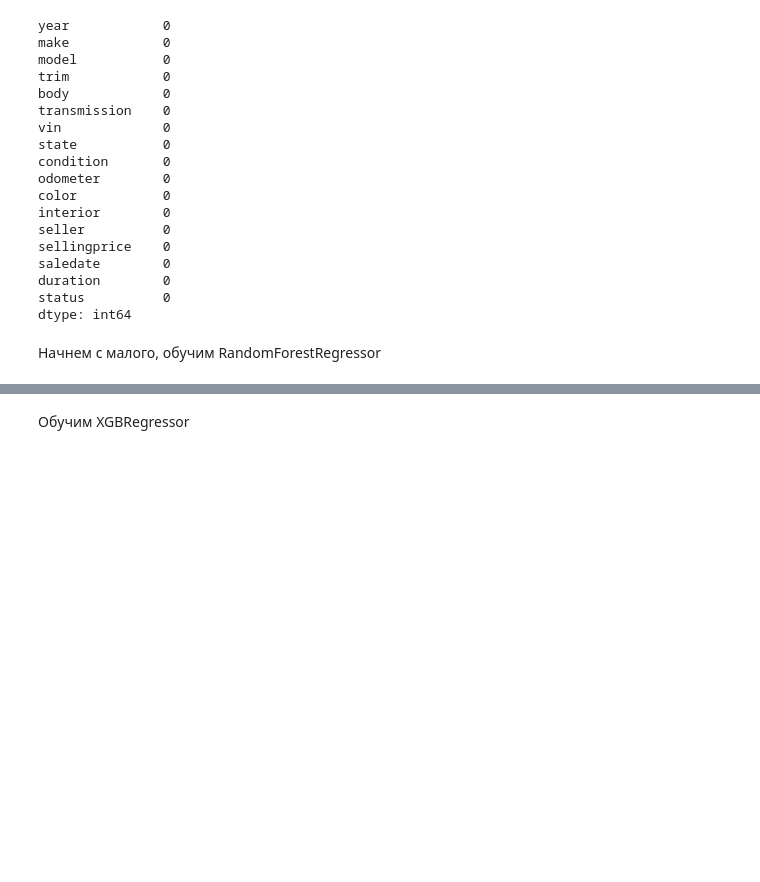
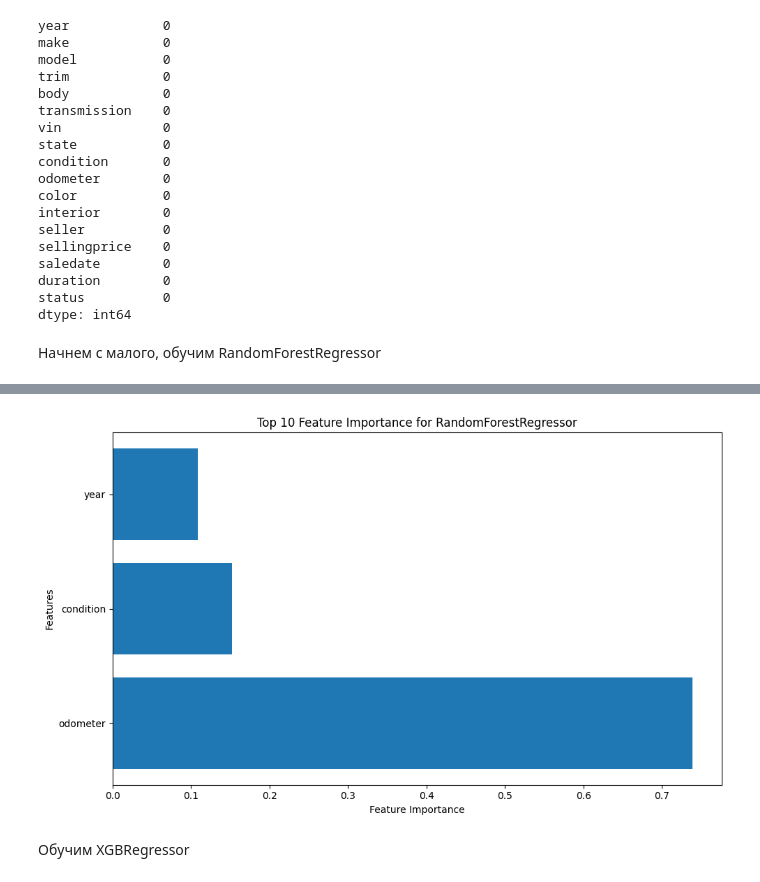
Before and after one commit to IgorSapelkin/Pet-projects, a Jupyter notebook: kaggle_competition/competition2.ipynb, the cells around one changed output, grey strips where cells are left out. Cells and saved outputs as stored; diff of their text form; code cells hidden in the pictures; blank space fills up the shorter version.

```diff
--- a/kaggle_competition/competition2.ipynb
+++ b/kaggle_competition/competition2.ipynb
@@ -893,21 +903,36 @@ print("Best score:", grid_search.best_score_)
 # %%
-# Создание списка с парами (имя признака, степень важности)
-feature_importance_pairs = [(feature_name, importance) for feature_name, importance in zip(all_feature_names, feature_importances)]
+# Получение наилучшей модели из результатов GridSearchCV
+best_model = grid_search.best_estimator_
+
+# Обучение наилучшей модели на всем обучающем наборе данных
+best_model.fit(features_train, target_train)
+
+# Получение степени важности признаков
+feature_importances = best_model.named_steps['regressor'].feature_importances_
+
+# Получение всех имен признаков (числовые и закодированные категориальные)
+all_feature_names = features_numeric + features_category
 
 # Сортировка по степени важности
-sorted_feature_importance_pairs = sorted(feature_importance_pairs, key=lambda x: x[1], reverse=True)
+sorted_feature_importance_pairs = sorted(zip(all_feature_names, feature_importances),
+                                         key=lambda x: x[1], reverse=True)
 
 # Разделение на имена признаков и их степени важности
 sorted_feature_names, sorted_importance = zip(*sorted_feature_importance_pairs)
 
+# Ограничение на количество выводимых признаков
+num_features_to_show = 10
+
 # Визуализация степени важности признаков
 plt.figure(figsize=(10, 6))
-plt.barh(sorted_feature_names, sorted_importance)
+plt.barh(sorted_feature_names[:num_features_to_show], sorted_importance[:num_features_to_show])
 plt.xlabel('Feature Importance')
 plt.ylabel('Features')
-plt.title('Feature Importance for RandomForestRegressor')
+plt.title('Top {} Feature Importance for RandomForestRegressor'.format(num_features_to_show))
 plt.tight_layout()
 plt.show()
+# %% [output]
+[figure, added]
 # %% [markdown]
 Обучим XGBRegressor
 # %%
```
Also changed, not shown: parts of 6 cells of this notebook.
